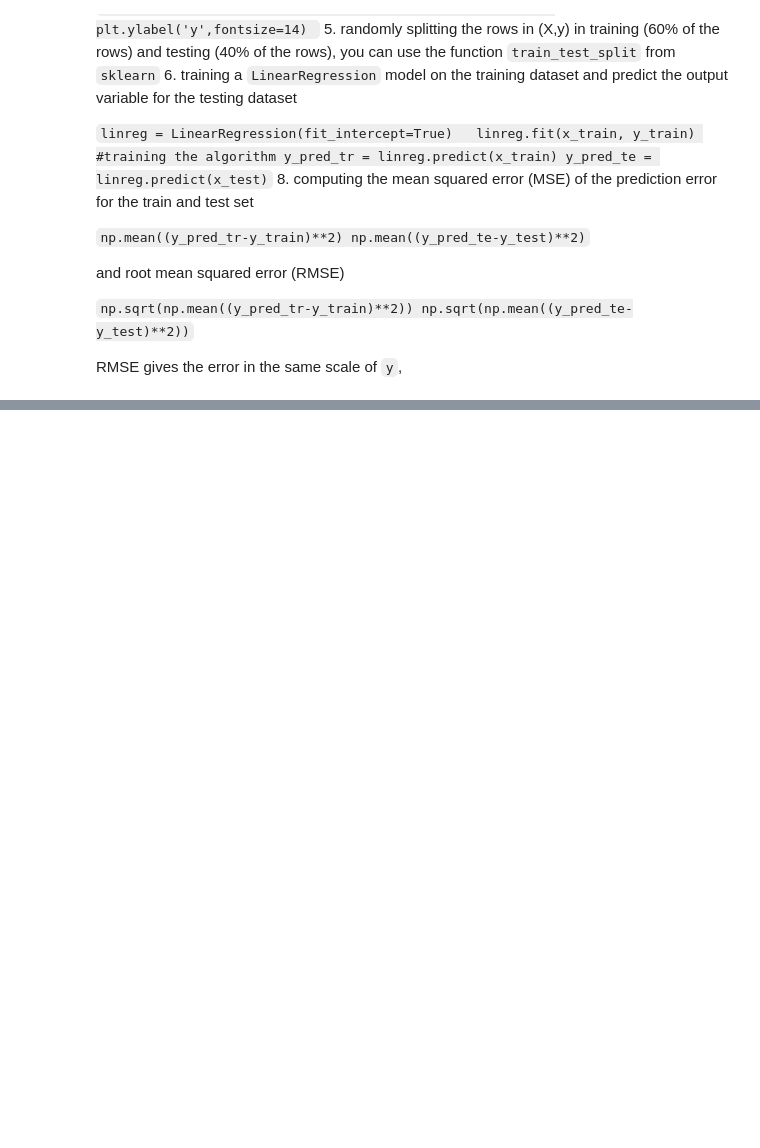
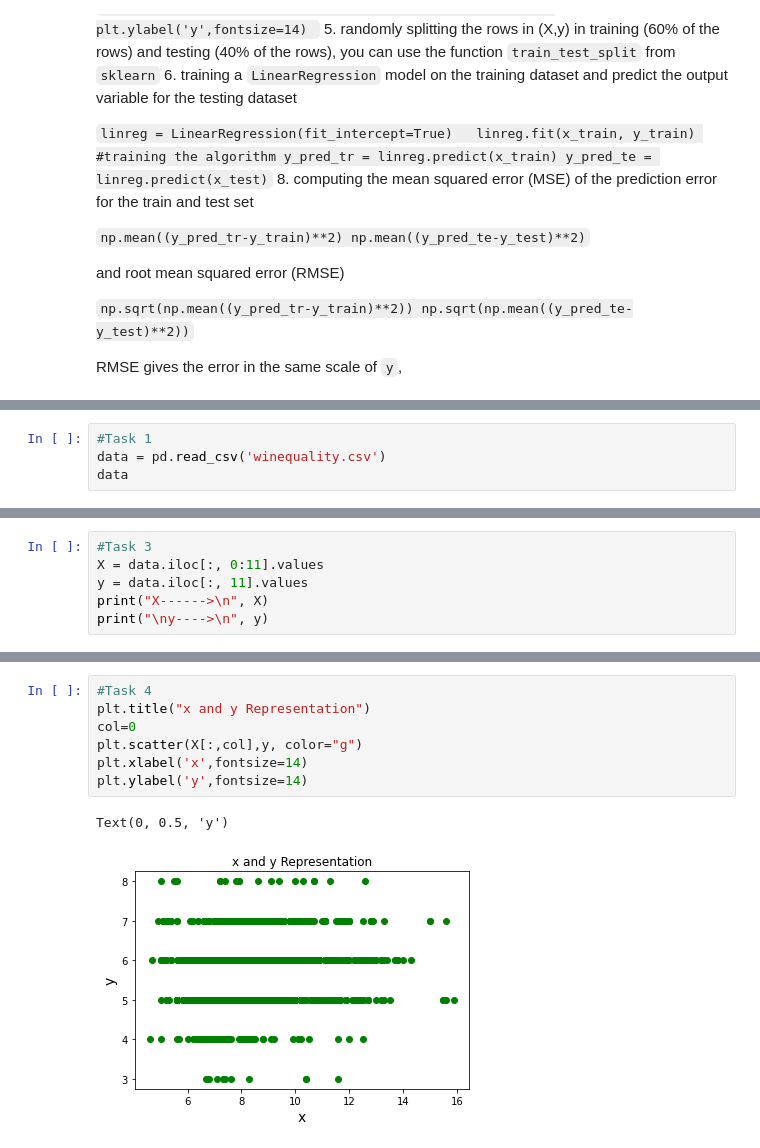
Before and after one commit to ul-masters2020/CS6501-MachineLearning, a Jupyter notebook: Week_4_6/Multiple_linear_regression_predicting_winequality_students.ipynb, the cells around one changed output, grey strips where cells are left out. Cells and saved outputs as stored; diff of their text form; blank space fills up the shorter version.

```diff
--- a/Week_4_6/Multiple_linear_regression_predicting_winequality_students.ipynb
+++ b/Week_4_6/Multiple_linear_regression_predicting_winequality_students.ipynb
@@ -48,0 +51,4 @@ RMSE gives the error in the same scale of `y`,
+# %%
+#Task 1
+data = pd.read_csv('winequality.csv')
+data
@@ -48,0 +76,6 @@ RMSE gives the error in the same scale of `y`,
+# %%
+#Task 3
+X = data.iloc[:, 0:11].values
+y = data.iloc[:, 11].values
+print("X------>\n", X)
+print("\ny---->\n", y)
@@ -48,0 +94,10 @@ RMSE gives the error in the same scale of `y`,
+# %%
+#Task 4
+plt.title("x and y Representation")
+col=0
+plt.scatter(X[:,col],y, color="g")
+plt.xlabel('x',fontsize=14)
+plt.ylabel('y',fontsize=14)
+# %% [output]
+Text(0, 0.5, 'y')
+[figure, added]
```
Also changed, not shown: parts of 9 cells of this notebook.
